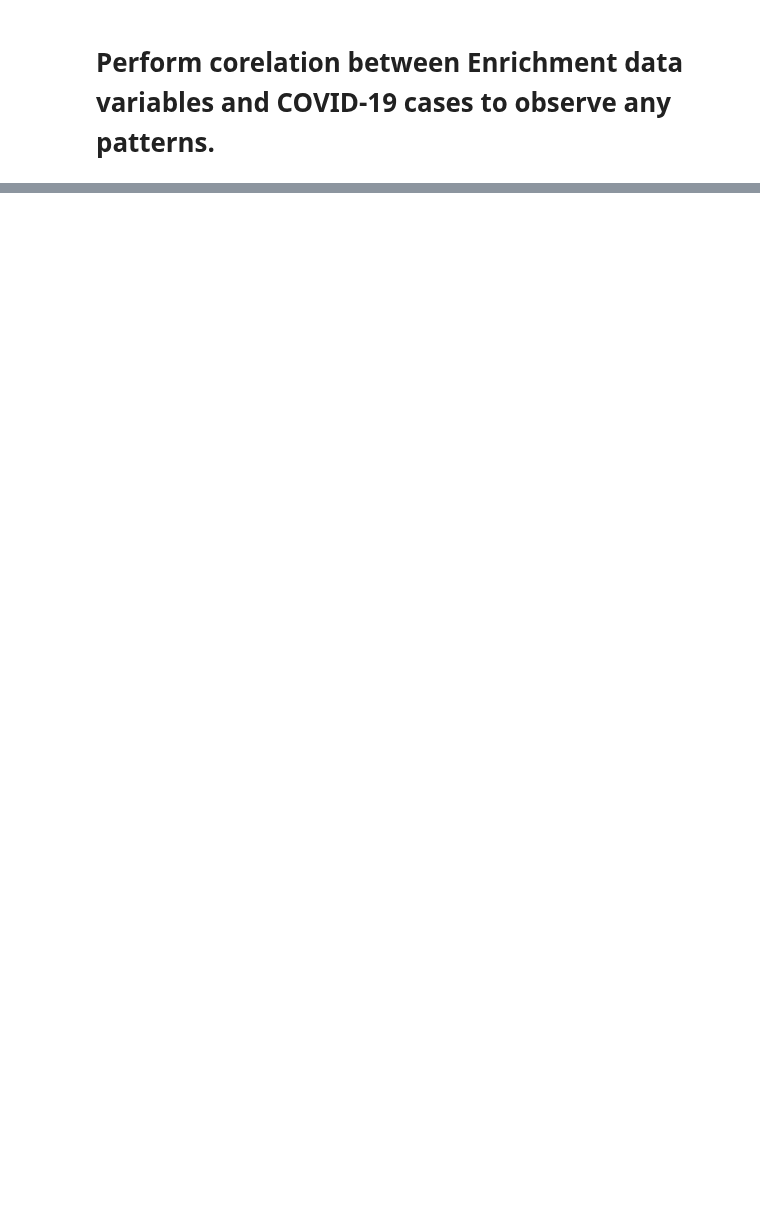
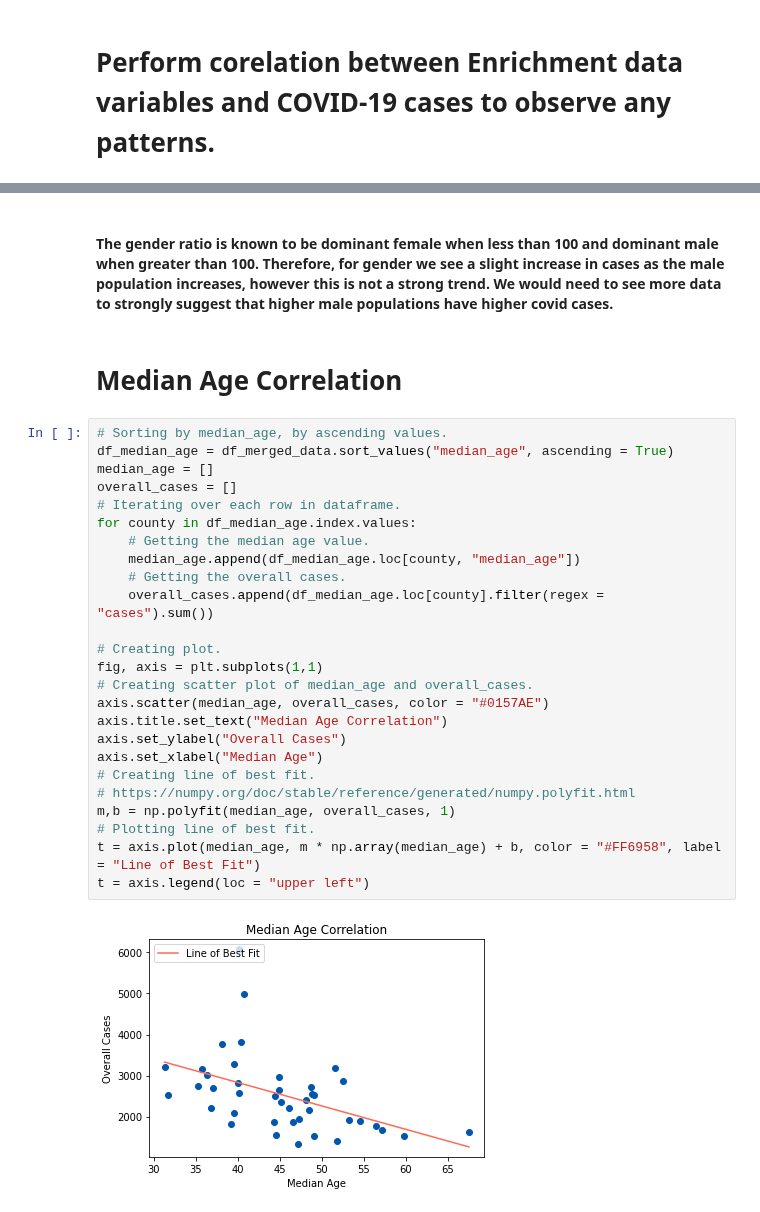
Before and after one commit to UNCG-CSE/COVID-Team-1, a Jupyter notebook: src/chris/stage2_task2_chris.ipynb, the cells around one changed output, grey strips where cells are left out. Drawn from its saved outputs; the diff is of its cells as text; blank space fills up the shorter version.

```diff
--- a/src/chris/stage2_task2_chris.ipynb
+++ b/src/chris/stage2_task2_chris.ipynb
@@ -420,0 +652,31 @@ axis.title.set_text(state +" mu: {:.2f}".format(mu_cases))
+# %% [markdown]
+#### The gender ratio is known to be dominant female when less than 100 and dominant male when greater than 100. Therefore, for gender we see a slight increase in cases as the male population increases, however this is not a strong trend. We would need to see more data to strongly suggest that higher male populations have higher covid cases.
+# %% [markdown]
+# Median Age Correlation
+# %%
+# Sorting by median_age, by ascending values.
+df_median_age = df_merged_data.sort_values("median_age", ascending = True)
+median_age = []
+overall_cases = []
+# Iterating over each row in dataframe.
+for county in df_median_age.index.values:
+    # Getting the median age value.
+    median_age.append(df_median_age.loc[county, "median_age"])
+    # Getting the overall cases.
+    overall_cases.append(df_median_age.loc[county].filter(regex = "cases").sum())
+
+# Creating plot.
+fig, axis = plt.subplots(1,1)
+# Creating scatter plot of median_age and overall_cases.
+axis.scatter(median_age, overall_cases, color = "#0157AE")
+axis.title.set_text("Median Age Correlation")
+axis.set_ylabel("Overall Cases")
+axis.set_xlabel("Median Age")
+# Creating line of best fit.
+# https://numpy.org/doc/stable/reference/generated/numpy.polyfit.html
+m,b = np.polyfit(median_age, overall_cases, 1)
+# Plotting line of best fit.
+t = axis.plot(median_age, m * np.array(median_age) + b, color = "#FF6958", label = "Line of Best Fit")
+t = axis.legend(loc = "upper left")
+# %% [output]
+[figure, added]
```
Also changed, not shown: parts of 56 cells of this notebook, 6 other files.
